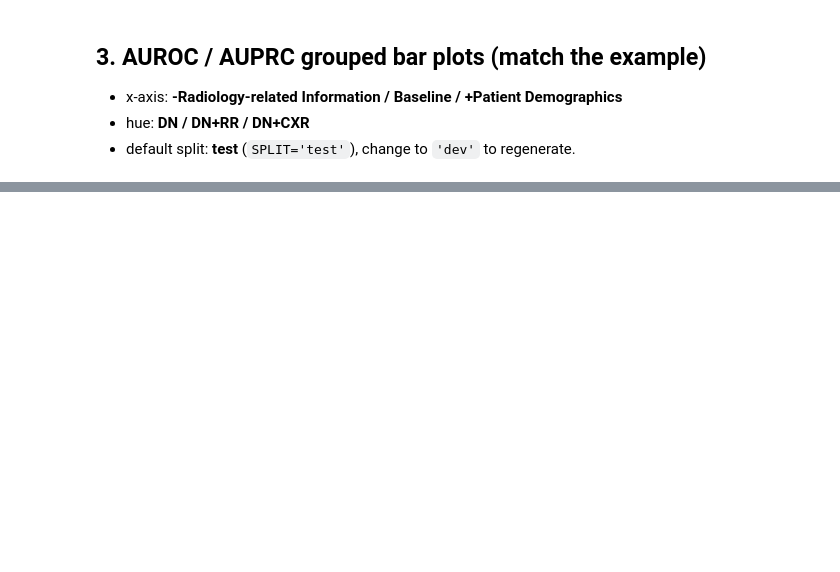
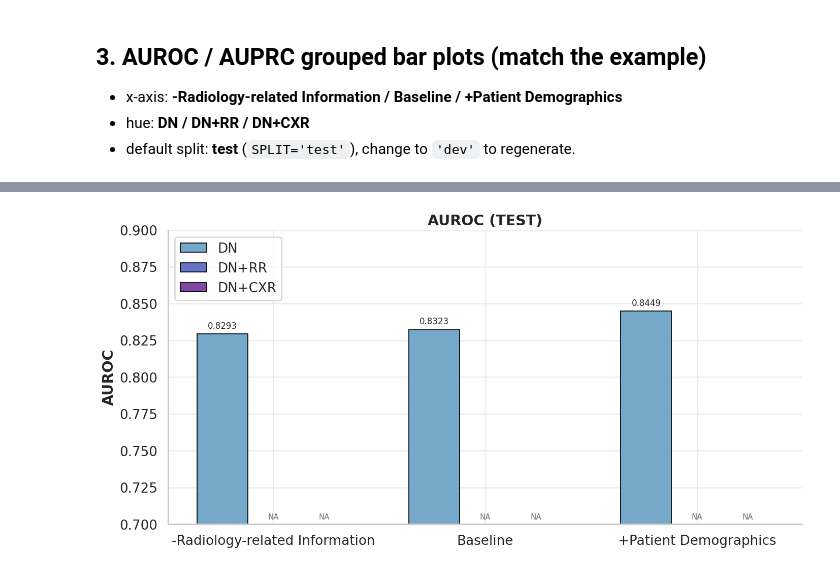
Before and after one commit to Chanwhistle/CXR_info_disparity, a Jupyter notebook: trained_models/auroc_visual.ipynb, the cells around one changed output, grey strips where cells are left out. Saved outputs shown, nothing was run; the diff lists cells and outputs as text; code cells hidden in the pictures; blank space fills up the shorter version.

```diff
--- a/trained_models/auroc_visual.ipynb
+++ b/trained_models/auroc_visual.ipynb
@@ -614,0 +446,3 @@ custom_groups = {
+# %%
+# Collect condition-wise metrics (AUROC/AUPRC) for the 3 models (dn/dn+rr/dn+img)
+cond_df = collect_condition_metrics(MODEL_KEYS, split=SPLIT)
@@ -614,0 +456,13 @@ custom_groups = {
+# %%
+# AUROC grouped bar plot (example-style)
+fig_auroc = plot_grouped_bar(
+    cond_df,
+    metric='AUROC',
+    figsize=(12, 6),
+    ylim=(0.70, 0.90),
+    save_path=str(BASE_PATH / f'auroc_grouped_{SPLIT}.png'),
+)
+if fig_auroc:
+    plt.show()
+# %% [output]
+[figure, added]
```
Also changed, not shown: parts of 24 cells of this notebook, 5 other files.
